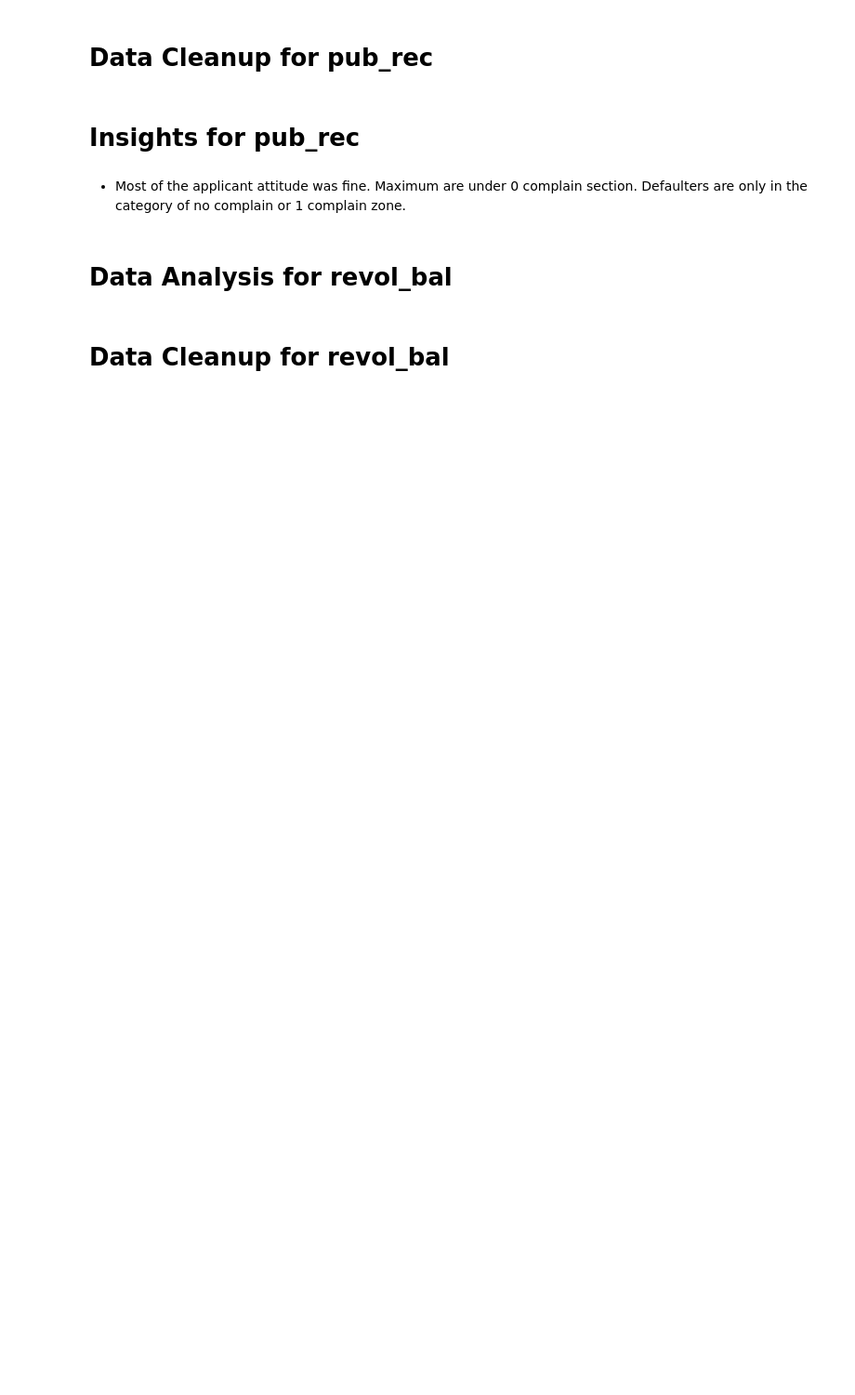
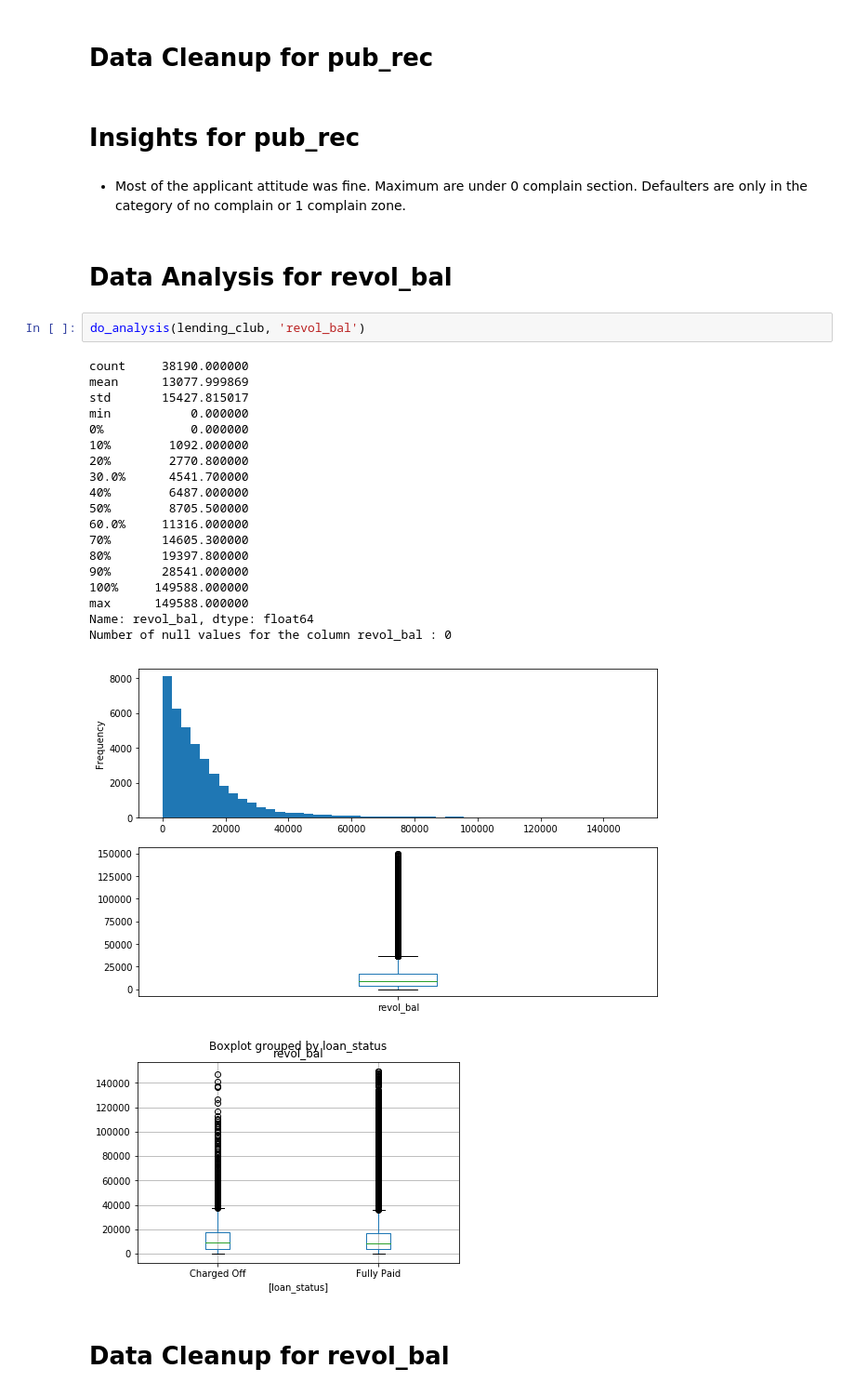
Before and after one commit to amirivija/EDA, a Jupyter notebook: group_assignment.ipynb, the cells around one changed output. Shown at 93% size. Saved outputs shown, nothing was run; the diff lists cells and outputs as text; blank space fills up the shorter version.

Commit message:
Analysis and insights for the revol_bal. revol_bal is 6.3% higher for charged off loans

```diff
--- a/group_assignment.ipynb
+++ b/group_assignment.ipynb
@@ -704,5 +704,28 @@ pltUniVariableAnalysis('pub_rec', lending_club_ChargedOff)
 * Most of the applicant attitude was fine. Maximum are under 0 complain section. Defaulters are only in the category of no complain or 1 complain zone.
 # %% [markdown]
 # Data Analysis for revol_bal
+# %%
+do_analysis(lending_club, 'revol_bal')
+# %% [output]
+count     38190.000000
+mean      13077.999869
+std       15427.815017
+min           0.000000
+0%            0.000000
+10%        1092.000000
+20%        2770.800000
+30.0%      4541.700000
+40%        6487.000000
+50%        8705.500000
+60.0%     11316.000000
+70%       14605.300000
+80%       19397.800000
+90%       28541.000000
+100%     149588.000000
+max      149588.000000
+Name: revol_bal, dtype: float64
+Number of null values for the column revol_bal : 0
+[figure, added]
+[figure, added]
 # %% [markdown]
 # Data Cleanup for revol_bal
```
Also changed, not shown: parts of 5 cells of this notebook.
